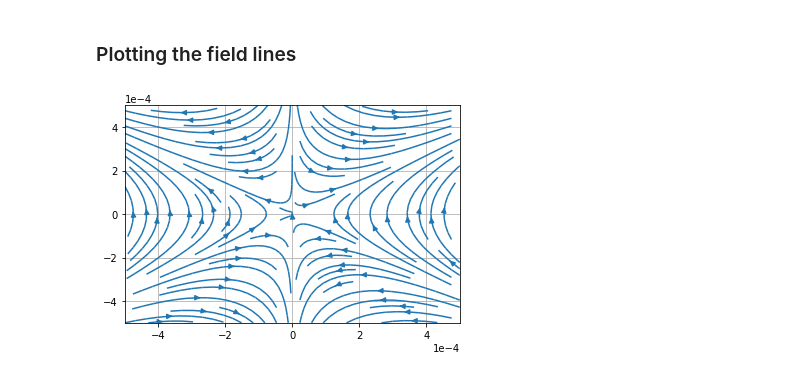
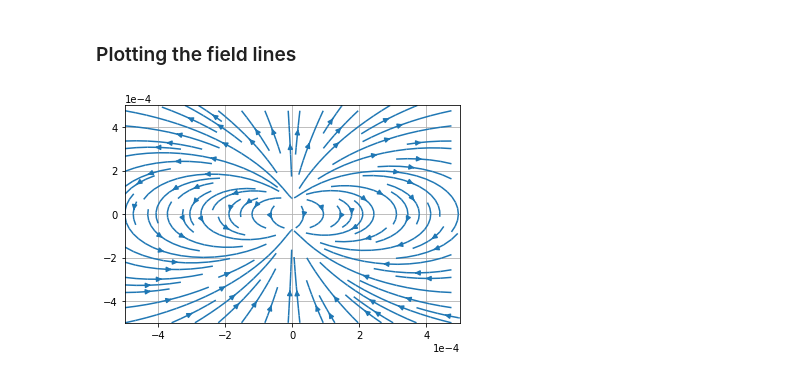
Before and after one commit to AJO-Python/Muon_magnets, a Jupyter notebook: solenoid_grid.ipynb, the cells around one changed output. Drawn from its saved outputs; the diff is of its cells as text; code cells hidden in the pictures.

Commit message:
Working single dipole notebook and py file

```diff
--- a/solenoid_grid.ipynb
+++ b/solenoid_grid.ipynb
@@ -37,32 +37,36 @@ class Dipole(object):
     orientation and length = pole_separation
     """
     count = 0
-    def __init__(self, pole_separation, location, strength):
+    def __init__(self, orientation, location, strength):
         """
         Init object: pole_separation and location should be 2d arrays
         """
-        pole_separation = np.array(pole_separation)
         self.location = np.array(location)
-        self.length = np.linalg.norm(pole_separation)
-        self.orientation = get_dir_2d(pole_separation)
+        self.orientation_d = orientation
+        self.orientation_r = np.deg2rad(orientation)
         self.strength = strength
-        self.moment = np.multiply(pole_separation, strength)
+        self.moment = np.array([strength * np.cos(self.orientation_r), strength * np.sin(self.orientation_r), 0])
         Dipole.count += 1
 
     def __repr__(self):
         """Sets string representation of the instance"""
         return ("Dipole object:  Location: {}\n\
-                Orientation: {:.3f}rads\n\
-                Strength: {:.5f}T".format(self.location, self.orientation, self.strength))
+                Orientation: {:.2f} degrees\n\
+                Strength: {:.3e} T\n\
+                Moment: {}".format(self.location, self.orientation_d, self.strength, self.moment))
 
     def get_mag_field(self, target):
-        """Gets magnetic field at target location"""
+        """Gets magnetic field at target location (x, y, z)"""
+        # Check that coordinates are same dimension
+        if not len(target)==len(self.location):
+            raise ValueError("Target location and dipole location must be given in the same dimensions")
         mag_perm = 10**-7  # Cancel constant terms to get mag_perm as only constant
         relative_loc = np.subtract(np.array(target), self.location)
-        unit_vec = get_unit(relative_loc)
         magnitude = get_mag(relative_loc)
-        return mag_perm * ( ( (3*unit_vec * np.dot(self.moment, unit_vec) ) - self.moment) / magnitude**3 )
-
+        return mag_perm * (
+                (3*relative_loc*(np.dot(self.moment, relative_loc)) / (magnitude**5))
+                - (self.moment / (magnitude**3))
+                )
 
     def get_relative_loc(self, other):
         return other.location - self.location
@@ -116,7 +120,7 @@ def get_dir_2d(vector):
 ### Creating and testing a single dipole
 # %%
 # Create a dipole
-dip_1 = Dipole(pole_separation=[0, 1e-6], location=[0, 0], strength=1e-3)
+dip_1 = Dipole(orientation=0, location=[0, 0, 0], strength=1e-3)
 
 # Creating an x,y grid to test magnetic field on
 Nx, Ny = 100, 100
@@ -132,7 +136,7 @@ field_y = np.zeros_like(field_x)
 try:
     for i, x in enumerate(x_grid):
         for j, y in enumerate(y_grid):
-            field_at_point = dip_1.get_mag_field(target=[x, y])
+            field_at_point = dip_1.get_mag_field(target=[x, y, 100e-6])
             field_x[i][j] = field_at_point[0]
             field_y[i][j] = field_at_point[1]
 except TypeError as e:
@@ -154,9 +158,9 @@ except TypeError as e:
 ### Plotting the field lines
 # %%
 plt.figure
-plt.streamplot(x_grid, y_grid, field_x, field_y, density=1)
+plt.streamplot(x_grid, y_grid, field_y, field_x, density=1)
 plt.xlim(-side_length, side_length)
 plt.ylim(-side_length, side_length)
 plt.show()
 # %% [output]
-[figure, old version]
+[figure, new version]
```
Also changed, not shown: 1 other file.
